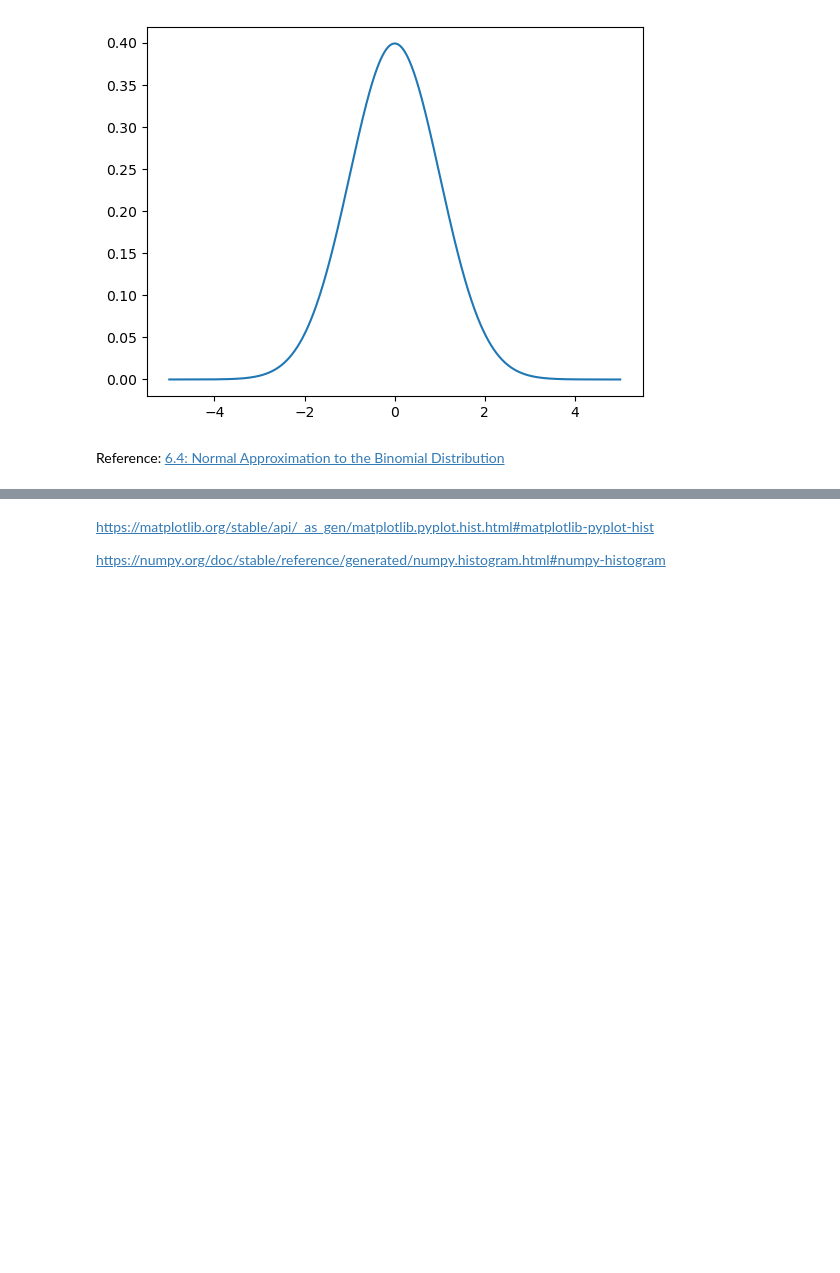
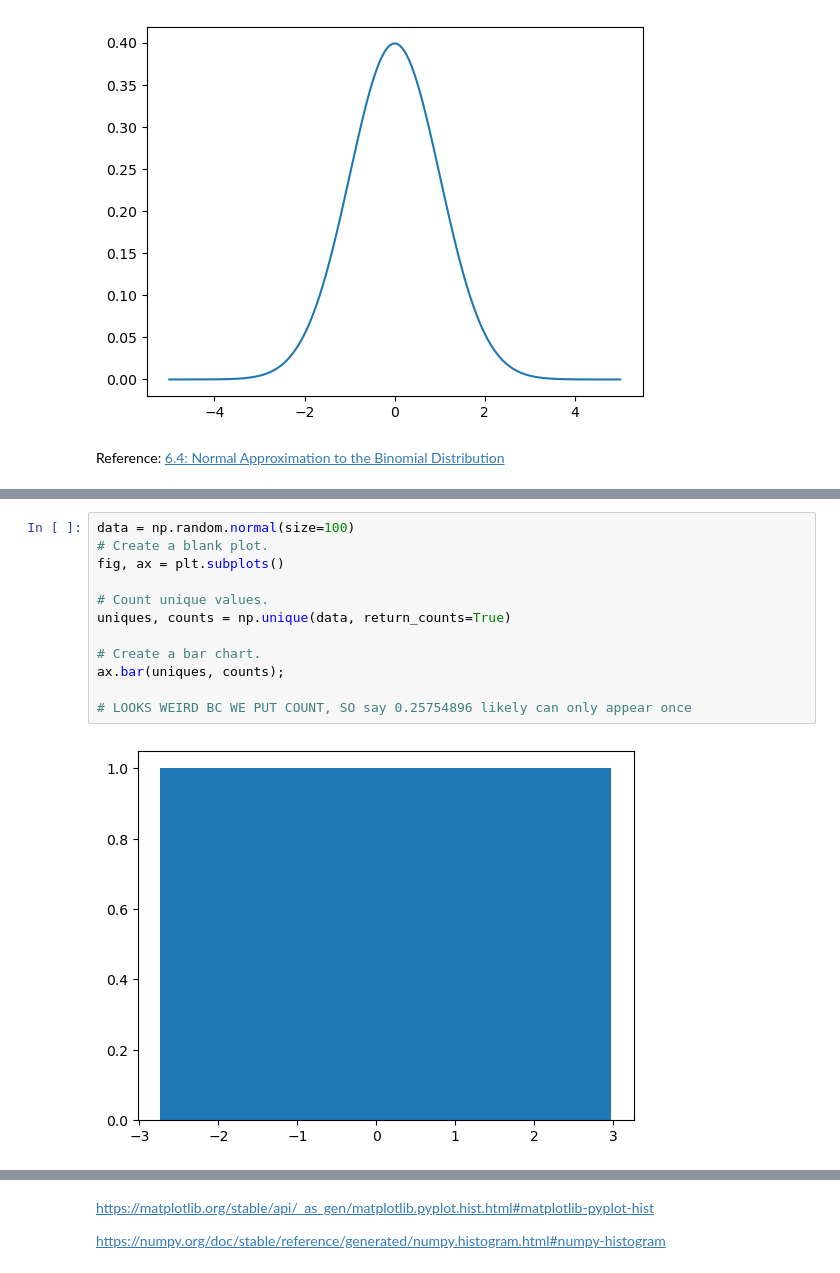
Before and after one commit to nurbujang/statnotes, a Jupyter notebook: s03_normal.ipynb, the cells around one changed output, grey strips where cells are left out. Saved outputs shown, nothing was run; the diff lists cells and outputs as text; blank space fills up the shorter version.

```diff
--- a/s03_normal.ipynb
+++ b/s03_normal.ipynb
@@ -353,0 +406,14 @@ https://numpy.org/doc/stable/reference/random/generated/numpy.random.normal.html
+# %%
+data = np.random.normal(size=100)
+# Create a blank plot.
+fig, ax = plt.subplots()
+
+# Count unique values.
+uniques, counts = np.unique(data, return_counts=True)
+
+# Create a bar chart.
+ax.bar(uniques, counts);
+
+# LOOKS WEIRD BC WE PUT COUNT, SO say 0.25754896 likely can only appear once
+# %% [output]
+[figure, added]
```
Also changed, not shown: parts of 27 cells of this notebook.
